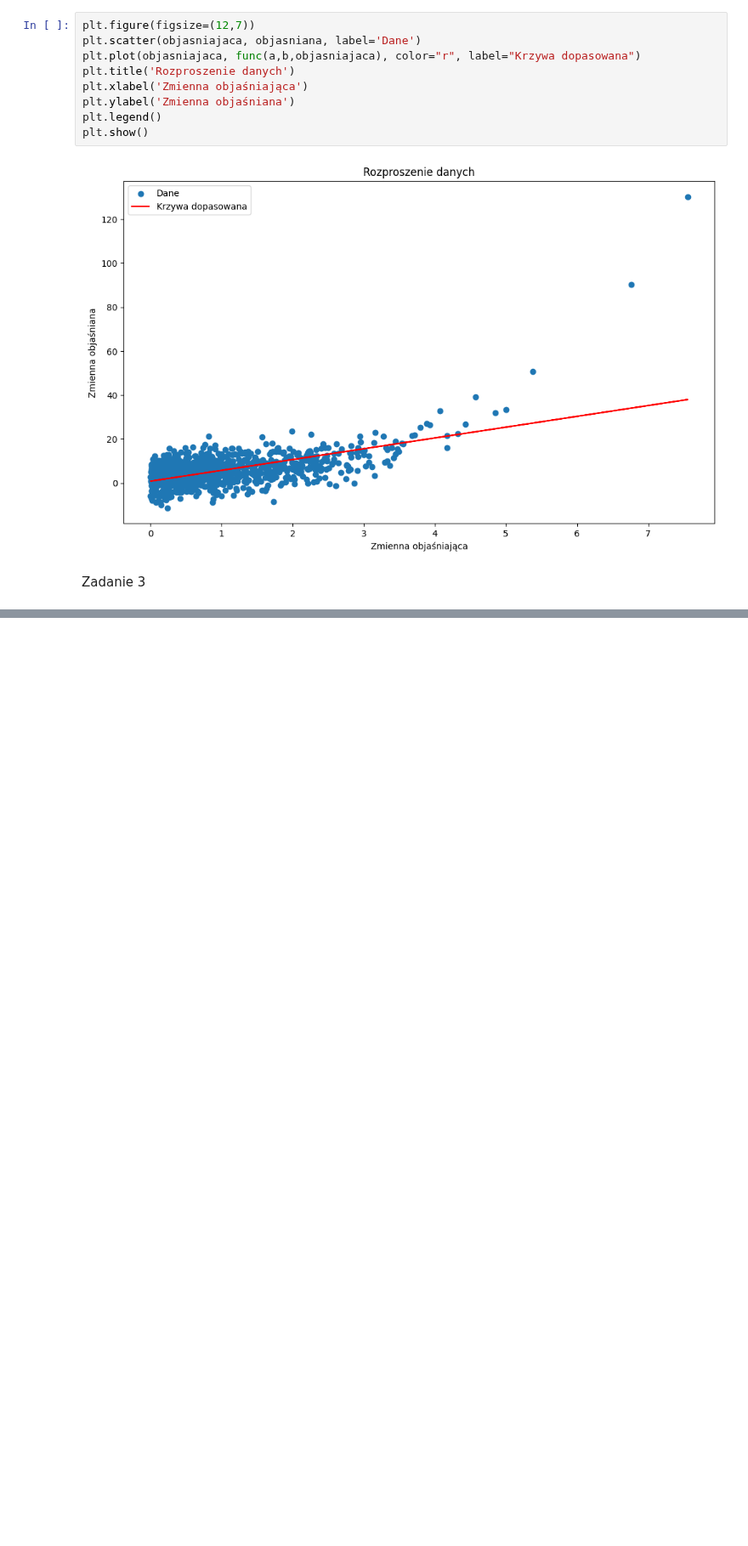
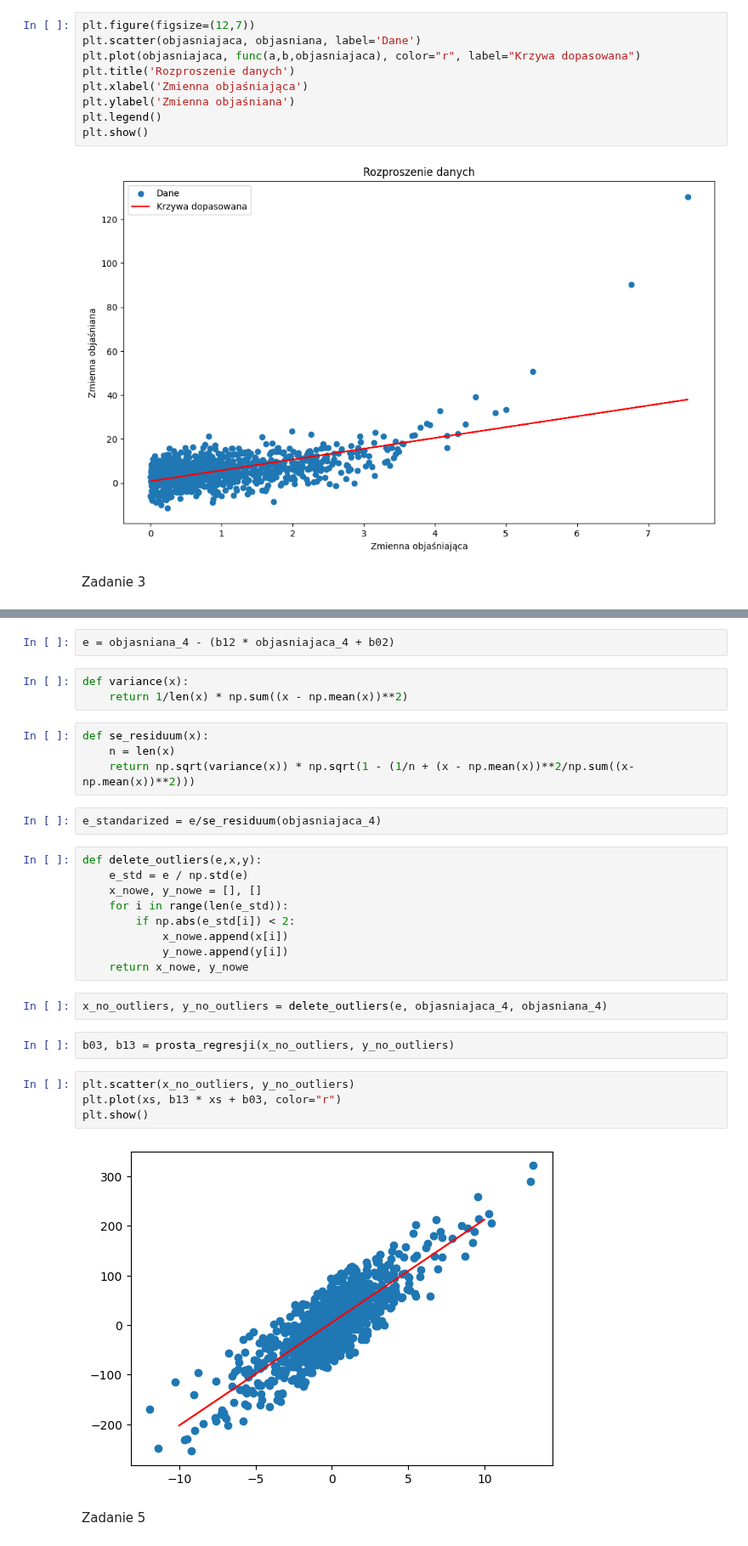
Before and after one commit to rafglo/Computer-Analysis-of-Time-Series, a Jupyter notebook: lista1.ipynb, the cells around one changed output, grey strips where cells are left out. Shown at 85% size. Cells and saved outputs as stored; diff of their text form; blank space fills up the shorter version.

```diff
--- a/lista1.ipynb
+++ b/lista1.ipynb
@@ -31,0 +88,32 @@ Zadanie 3
+# %%
+e = objasniana_4 - (b12 * objasniajaca_4 + b02)
+# %%
+def variance(x):
+    return 1/len(x) * np.sum((x - np.mean(x))**2)
+# %%
+def se_residuum(x):
+    n = len(x)
+    return np.sqrt(variance(x)) * np.sqrt(1 - (1/n + (x - np.mean(x))**2/np.sum((x-np.mean(x))**2)))
+# %%
+e_standarized = e/se_residuum(objasniajaca_4)
+# %%
+def delete_outliers(e,x,y):
+    e_std = e / np.std(e)
+    x_nowe, y_nowe = [], []
+    for i in range(len(e_std)):
+        if np.abs(e_std[i]) < 2:
+            x_nowe.append(x[i])
+            y_nowe.append(y[i])
+    return x_nowe, y_nowe
+# %%
+x_no_outliers, y_no_outliers = delete_outliers(e, objasniajaca_4, objasniana_4)
+# %%
+b03, b13 = prosta_regresji(x_no_outliers, y_no_outliers)
+# %%
+plt.scatter(x_no_outliers, y_no_outliers)
+plt.plot(xs, b13 * xs + b03, color="r")
+plt.show()
+# %% [output]
+[figure, added]
+# %% [markdown]
+Zadanie 5
```
Also changed, not shown: parts of 30 cells of this notebook, 2 other files.
